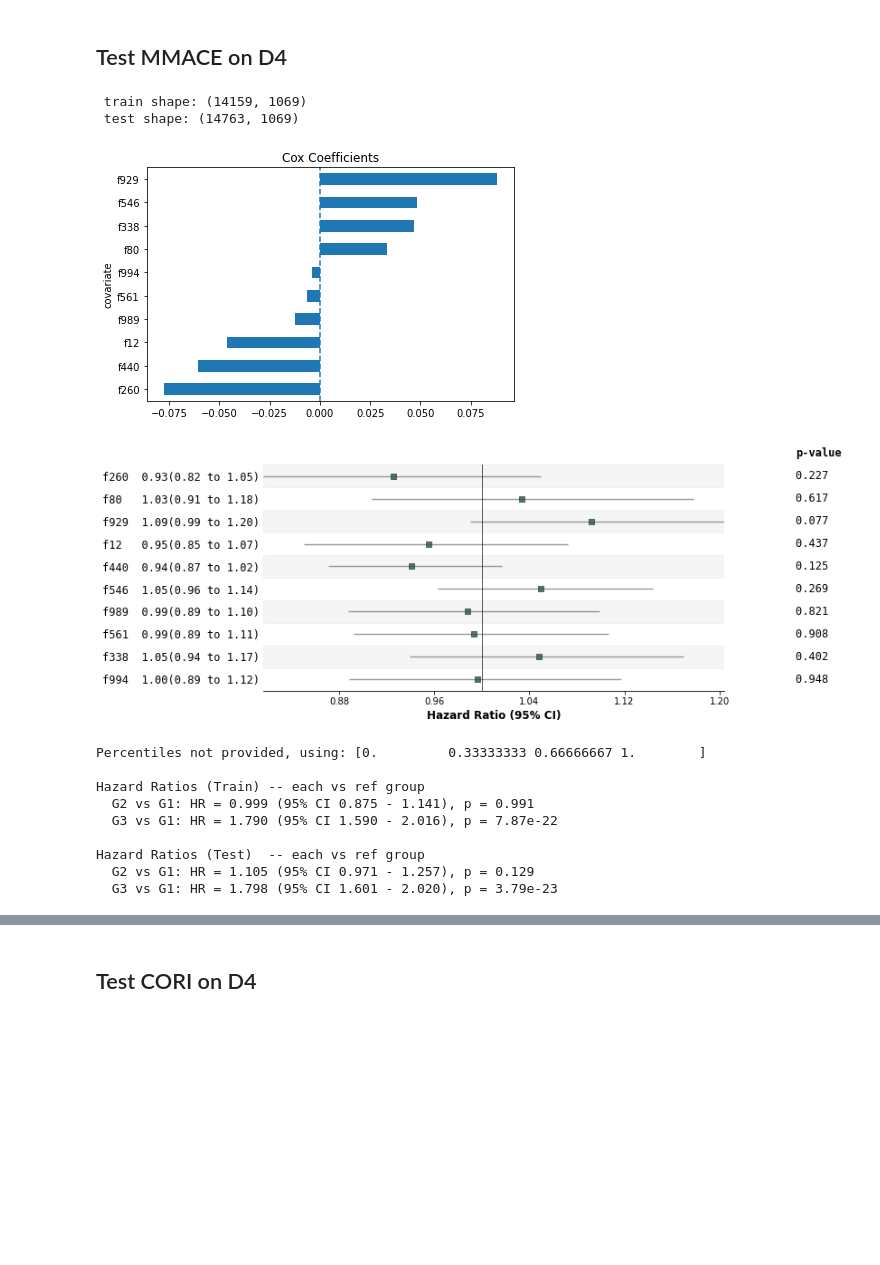
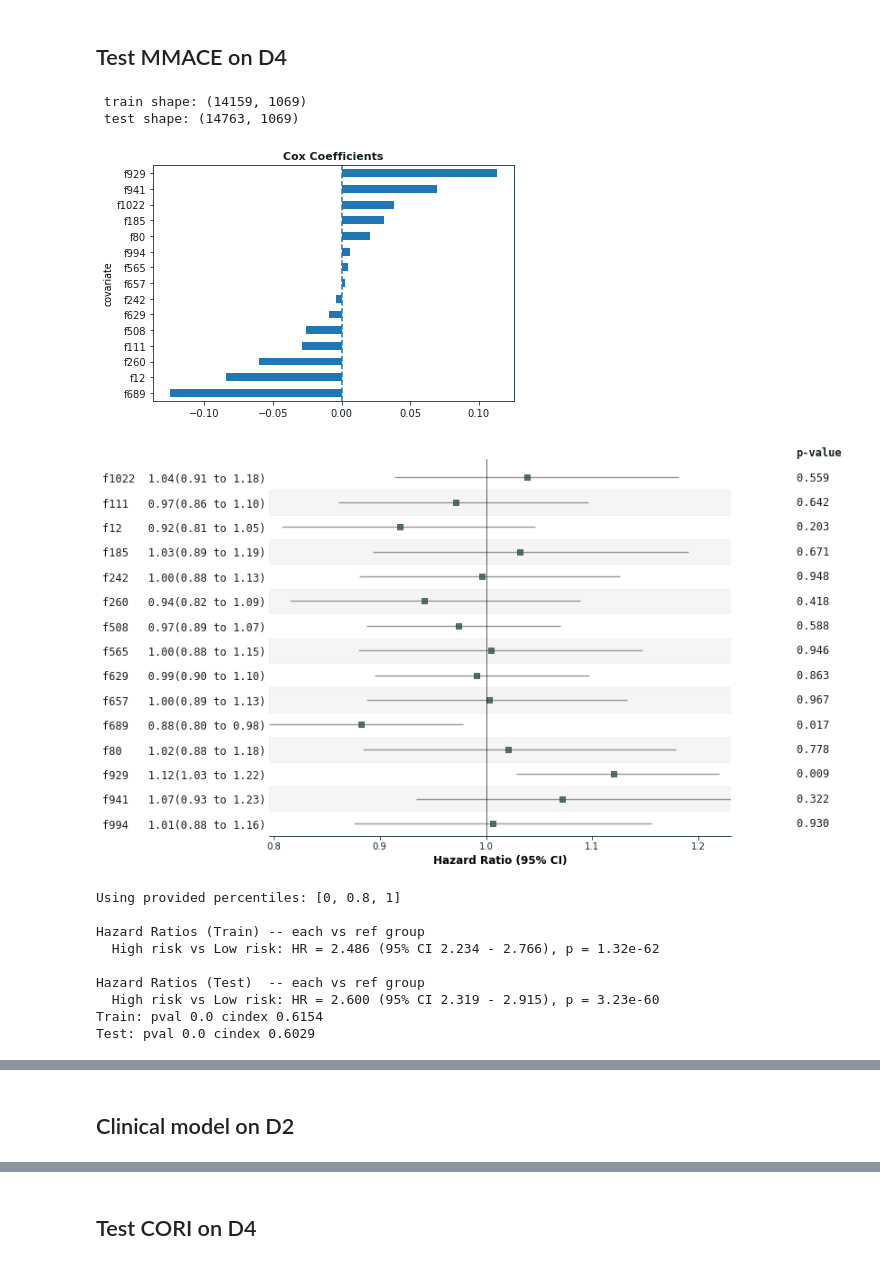
Before and after one commit to rdharini2001/CORI_dev, a Jupyter notebook: 101_CORI_analysis.ipynb, the cells around one changed output, grey strips where cells are left out. Drawn from its saved outputs; the diff is of its cells as text; code cells hidden in the pictures; blank space fills up the shorter version.

```diff
--- a/101_CORI_analysis.ipynb
+++ b/101_CORI_analysis.ipynb
@@ -179,0 +262,6 @@ def score_thresholds(values):
+# %%
+PROJECT_DIR = Path("/mnt/c/Users/ap4si/OneDrive - Emory/Data/Shared_data/people/Dharini_Raghavan/CORI/CORI_dev_code/") #Path.home() / "Documents" / "GitHub" / "CORI_dev"
+# SRC_DIR = PROJECT_DIR / "code/src"
+
+# if str(PROJECT_DIR) not in sys.path:
+#     sys.path.insert(0, str(PROJECT_DIR))
@@ -767,2 +826,13 @@ print(mmace_features)
 # %% [markdown]
 # Train model
+# %%
+from src2.train import train_cox_model
+
+# cori_features = ['f98', 'f260', 'f989', 'f728', 'f319', 'f80', 'f440', 'f735', 'f689', 'f119']
+# mmace_features = ['f319', 'f0', 'f54', 'f265', 'f248', 'f4', 'f742', 'f517', 'f380', 'f494']
+
+cori_features =  sorted(cori_tuned_model.feature_columns)
+mmace_features =  sorted(mmace_tuned_model.feature_columns)
+
+print(cori_features)
+print(mmace_features)
@@ -804,29 +955,57 @@ Hazard Ratios (Test)  -- each vs ref group
 # %% [markdown]
 ## Test MMACE on D4
 # %%
+col_list = mmace_features
+
+temp_train_df = main_cohort_dict["D3_mmace"].copy().dropna(subset=col_list)
+temp_test_df = main_cohort_dict["D4_mmace"].copy().dropna(subset=col_list)
+
+# temp_train_df = main_cohort_dict["D3_mmace_residualised"].copy().dropna(subset=col_list)
+# temp_test_df = main_cohort_dict["D4_mmace_residualised"].copy().dropna(subset=col_list)
 
 
-outputs = train_cox_model(train_df = meanpool["D3_mmace"],
-    test_df = meanpool["D4_mmace"],
-    selected_features = mmace_features,
+outputs = train_cox_model(
+    temp_train_df,
+    temp_test_df,
+    selected_features=col_list,
     time_col= time_col,
     event_col= event_col,
     organ_name="organ",
-    save_dir=None,
-    plot_km=True,
-    plot_groups=[3],
-    verbose=True)
+    verbose=True,
+    plot_groups=[2],
+    percentiles=[0, 0.8, 1],
+    penalizer = 0.01
+)
+# plt.savefig(FIGURE_DIR + "kmcurve_snap.svg", dpi=300, bbox_inches="tight")
+
+temp_train_df['MMACE_risk_score'] = outputs["train_df"]['risk_score']
+temp_test_df['MMACE_risk_score'] = outputs["test_df"]['risk_score']
+results = outputs["results"]
+
+mmace_train_median_risk = temp_train_df['MMACE_risk_score'].median()
+temp_train_df['MMACE_risk_score_group'] = temp_train_df['MMACE_risk_score'].apply(lambda x: 1 if x >= mmace_train_median_risk else 0)
+temp_test_df['MMACE_risk_score_group'] = temp_test_df['MMACE_risk_score'].apply(lambda x: 1 if x >= mmace_train_median_risk else 0)
+
+mmace_train_df = temp_train_df.copy()
+mmace_test_df = temp_test_df.copy()
+
+## adding for SHAP analysis
+mmace_model    = outputs["cox_model"]
+mmace_features = col_list
+
+print("Train: pval",  round(results['train']['p_value'], 4), "cindex", round(results['train']['c_index'], 4) )
+print("Test: pval",  round(results['test']['p_value'], 4), "cindex", round(results['test']['c_index'], 4) )
 # %% [output]
  train shape: (14159, 1069)
  test shape: (14763, 1069)
-[figure, old version]
+[figure, new version]
-[figure, old version]
+[figure, new version]
-Percentiles not provided, using: [0.         0.33333333 0.66666667 1.        ]
+Using provided percentiles: [0, 0.8, 1]
 
 Hazard Ratios (Train) -- each vs ref group
-  G2 vs G1: HR = 0.999 (95% CI 0.875 - 1.141), p = 0.991
-  G3 vs G1: HR = 1.790 (95% CI 1.590 - 2.016), p = 7.87e-22
+  High risk vs Low risk: HR = 2.486 (95% CI 2.234 - 2.766), p = 1.32e-62
 
 Hazard Ratios (Test)  -- each vs ref group
-  G2 vs G1: HR = 1.105 (95% CI 0.971 - 1.257), p = 0.129
-  G3 vs G1: HR = 1.798 (95% CI 1.601 - 2.020), p = 3.79e-23
+  High risk vs Low risk: HR = 2.600 (95% CI 2.319 - 2.915), p = 3.23e-60
+Train: pval 0.0 cindex 0.6154
+Test: pval 0.0 cindex 0.6029
@@ -833,0 +1013,2 @@ Hazard Ratios (Test)  -- each vs ref group
+# %% [markdown]
+## Clinical model on D2
```
Also changed, not shown: parts of 96 cells of this notebook, 5 other files.
